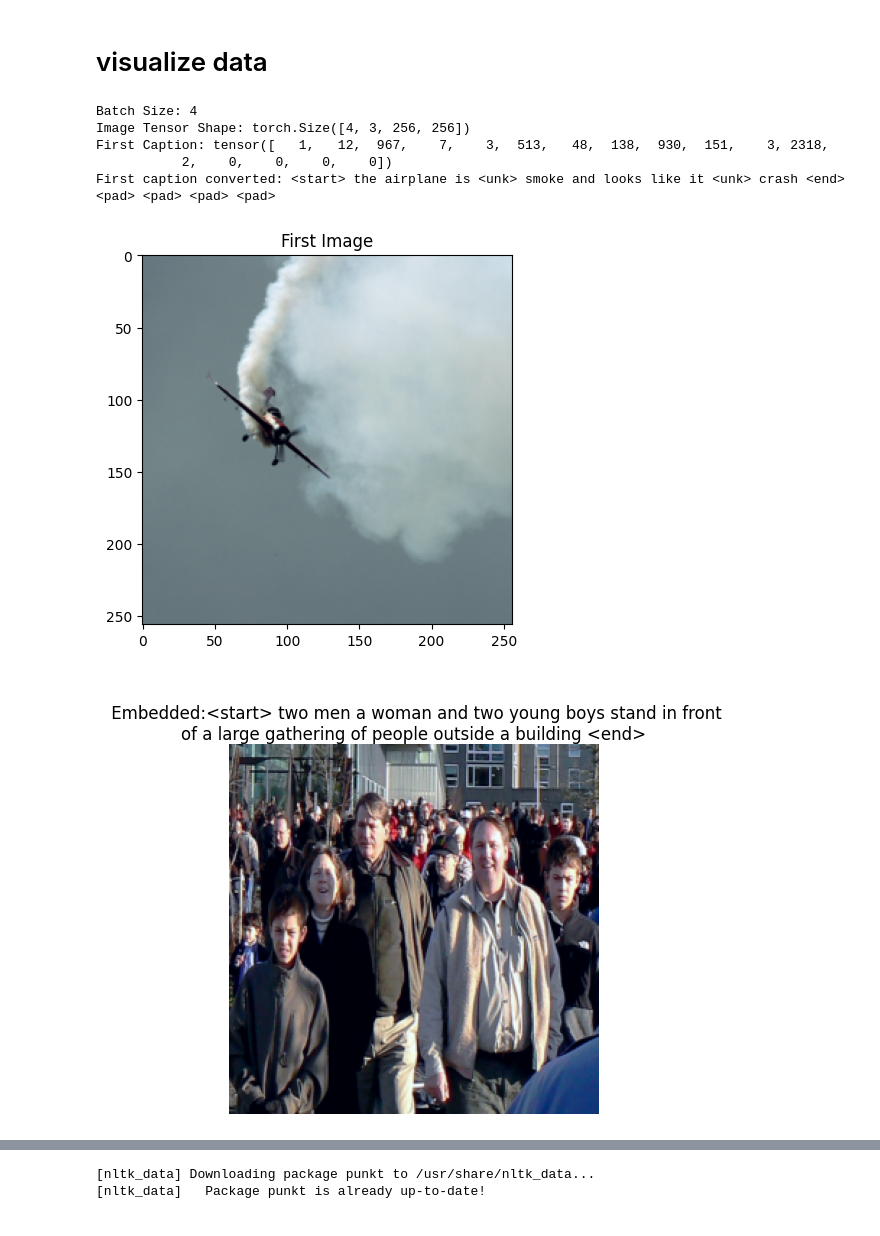
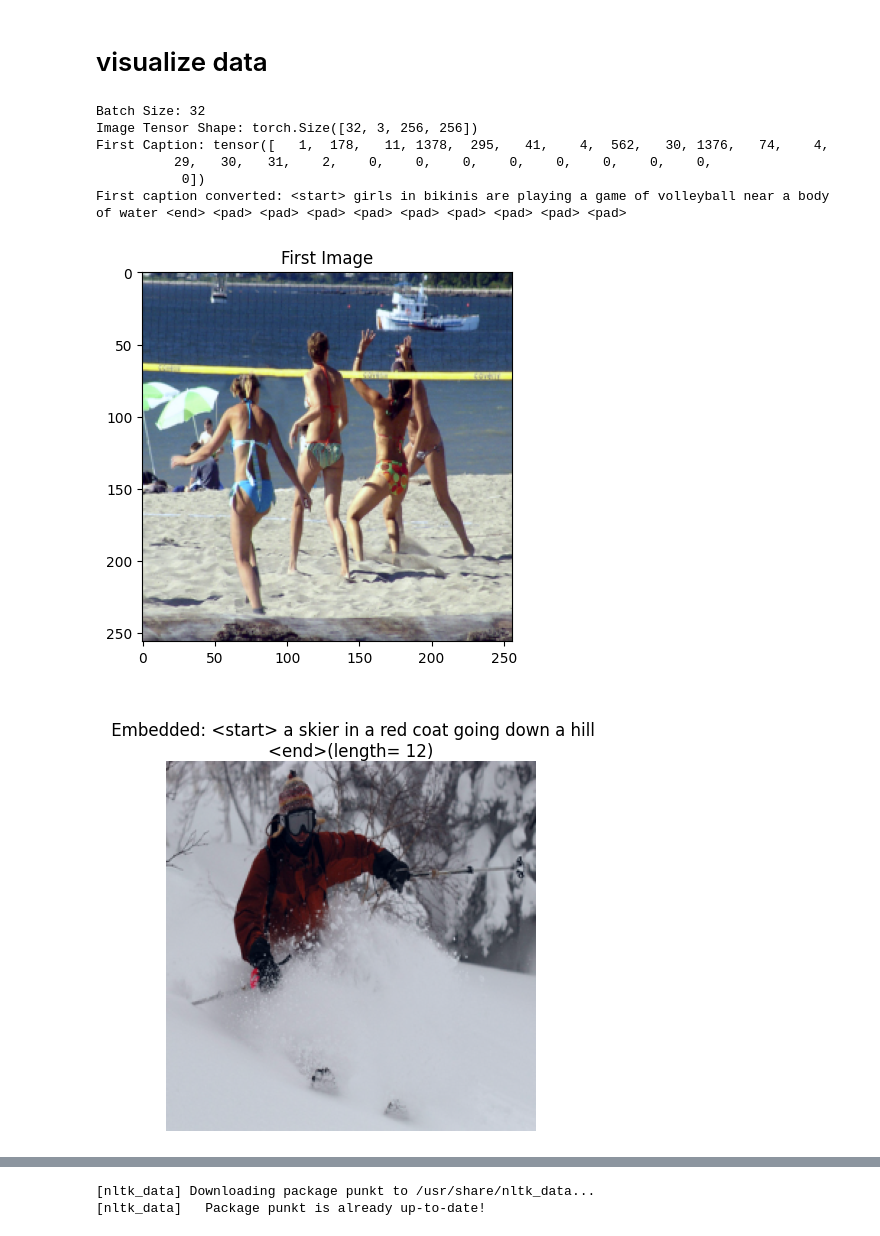
Before and after one commit to raziie/image-captioning-app, a Jupyter notebook: image-caption-generation.ipynb, the cells around one changed output, grey strips where cells are left out. Drawn from its saved outputs; the diff is of its cells as text; code cells hidden in the pictures.

Commit message:
add the basics for training loop

```diff
--- a/image-caption-generation.ipynb
+++ b/image-caption-generation.ipynb
@@ -24,13 +24,17 @@ device = "cuda" if torch.cuda.is_available() else "cpu"
 # %% [markdown]
 # dataset hyperparameters
 # %%
-batch_num = 4
+batch_num = 32
+# If num_workers = 0, the data loading happens in the main process (sequentially, which can be slow)
+# If num_workers > 0, PyTorch will use multiple subprocesses to load the data concurrently
 workers = 0
-# set to true when using GPU to prevent copying data from host memory (CPU RAM) to device memory (GPU)
-pin_memory = False
+# Set to true when using GPU to prevent copying data from host memory (CPU RAM) to device memory (GPU)
+pin_memory = True
 # %% [markdown]
 # Collate
 # %%
+# Responsible for converting the individual data items returned by the __getitem__ method of custom Dataset
+# into a single batch that can be passed to the model during training or evaluation
 class MyCollate:
     def __init__(self, pad_idx):
         self.pad_idx = pad_idx
@@ -38,14 +42,16 @@ class MyCollate:
     def __call__(self, batch):
         # Get the image and change it's dimention [C, H, W] → [1, C, H, W]
         imgs = [item[0].unsqueeze(0) for item in batch]
+        targets = [item[1] for item in batch]
+        lengths = [item[2] for item in batch]
+
         # Concatenate all images along dim=0 to form a batch tensor of shape [batch_size, C, H, W]
         imgs = torch.cat(imgs, dim=0)
-        targets = [item[1] for item in batch]
         # Use pad_sequence to pad variable-length sequences to the same length
         # batch_first=True argument means the output tensor has shape (batch_size, max_seq_length)
         targets = pad_sequence(targets, batch_first=True, padding_value=self.pad_idx)
 
-        return imgs, targets
+        return imgs, targets, torch.tensor(lengths)
 # %% [markdown]
 # Vocabulary
 # %%
@@ -95,6 +101,7 @@ class Vocabulary:
 # %% [markdown]
 # load data
 # %%
+# TODO: maybe decrease the attributes of this class
 class ImageCaptionDataset(Dataset):
     def __init__(self, image_folder, captions_dict, tokens, captions_per_image=5, transform=None, freq_threshold=5):
         self.image_folder = image_folder
@@ -132,13 +139,14 @@ class ImageCaptionDataset(Dataset):
     #     # Get one of the captions randomly for training
     #     random_idx = random.randrange(len(captions))
     #     caption = captions[random_idx]
+    #     caption_length = self.caption_lengths[random_idx]
 
     #     numericalized_caption = [self.vocab.stoi["<start>"]]
     #     numericalized_caption += self.vocab.numericalize(caption, self.tokens[idx * self.captions_per_image + random_idx])
     #     numericalized_caption.append(self.vocab.stoi["<end>"])
     #     numericalized_caption = torch.tensor(numericalized_caption)
 
-    #     return image, numericalized_caption
+    #     return image, numericalized_caption, caption_length
 
     # Based on caption
     def __len__(self):
@@ -157,13 +165,15 @@ class ImageCaptionDataset(Dataset):
 
         caption = self.captions[idx]
 
+        caption_length = self.caption_lengths[idx]
+
         numericalized_caption = [self.vocab.stoi["<start>"]]
         numericalized_caption += self.vocab.numericalize(caption, self.tokens[idx])
         numericalized_caption.append(self.vocab.stoi["<end>"])
         numericalized_caption = torch.tensor(numericalized_caption)
 
         # Also return length and all captions for validation or testing ?
-        return image, numericalized_caption
+        return image, numericalized_caption, caption_length
 
     def sample_captions(self, img_captions):
         # Set a specific number of captions for all images
@@ -173,6 +183,7 @@ class ImageCaptionDataset(Dataset):
                 new_captions = captions + [random.choice(captions) for _ in range(self.captions_per_image - len(captions))]
             else:
                 new_captions = random.sample(captions, k=self.captions_per_image)
+
             # Sanity check
             assert len(new_captions) == self.captions_per_image
             modified_captions_dict[img] = new_captions
@@ -274,12 +285,13 @@ print(f"First Caption: {captions[0]}")
 text_caption = train_dataset.vocab.textualize(captions[0])
 print(f"First caption converted: {text_caption}")
 # %% [output]
-Batch Size: 4
-Image Tensor Shape: torch.Size([4, 3, 256, 256])
-First Caption: tensor([   1,   12,  967,    7,    3,  513,   48,  138,  930,  151,    3, 2318,
-           2,    0,    0,    0,    0])
-First caption converted: <start> the airplane is <unk> smoke and looks like it <unk> crash <end> <pad> <pad> <pad> <pad>
+Batch Size: 32
+Image Tensor Shape: torch.Size([32, 3, 256, 256])
+First Caption: tensor([   1,  178,   11, 1378,  295,   41,    4,  562,   30, 1376,   74,    4,
+          29,   30,   31,    2,    0,    0,    0,    0,    0,    0,    0,    0,
+           0])
+First caption converted: <start> girls in bikinis are playing a game of volleyball near a body of water <end> <pad> <pad> <pad> <pad> <pad> <pad> <pad> <pad> <pad>
-[figure, old version]
+[figure, new version]
 # %%
 def get_all_caps(dataset, idx):
     image_name = dataset.image_names[idx]
@@ -287,21 +299,21 @@ def get_all_caps(dataset, idx):
 # %%
 # Visualize a sample
 def show_sample(dataset, idx):
-    image, caption = dataset[idx]
+    image, caption, caption_length = dataset[idx]
     image = image.permute(1, 2, 0).numpy()
     image = image * 0.225 + 0.45  # De-normalize
     text_caption = dataset.vocab.textualize(caption)
     # all_caps = "\n".join(get_all_caps(dataset, idx))
     plt.imshow(image)
     # Use this when the idx is for images not captios
     # plt.title(all_caps + '\n Embedded:' + text_caption, fontsize=12, wrap=True)
-    plt.title('\n Embedded:' + text_caption, fontsize=12, wrap=True)
+    plt.title(f'\n Embedded: {text_caption}(length= {str(caption_length)})', fontsize=12, wrap=True)
     plt.axis('off')
     plt.show()
 
 show_sample(train_dataset, random.randint(0, len(train_dataset)))
 # %% [output]
-[figure, old version]
+[figure, new version]
 # %%
 # Caption Length Analysis
 caption_lengths = train_dataset.caption_lengths
```
Also changed, not shown: parts of 20 cells of this notebook.
